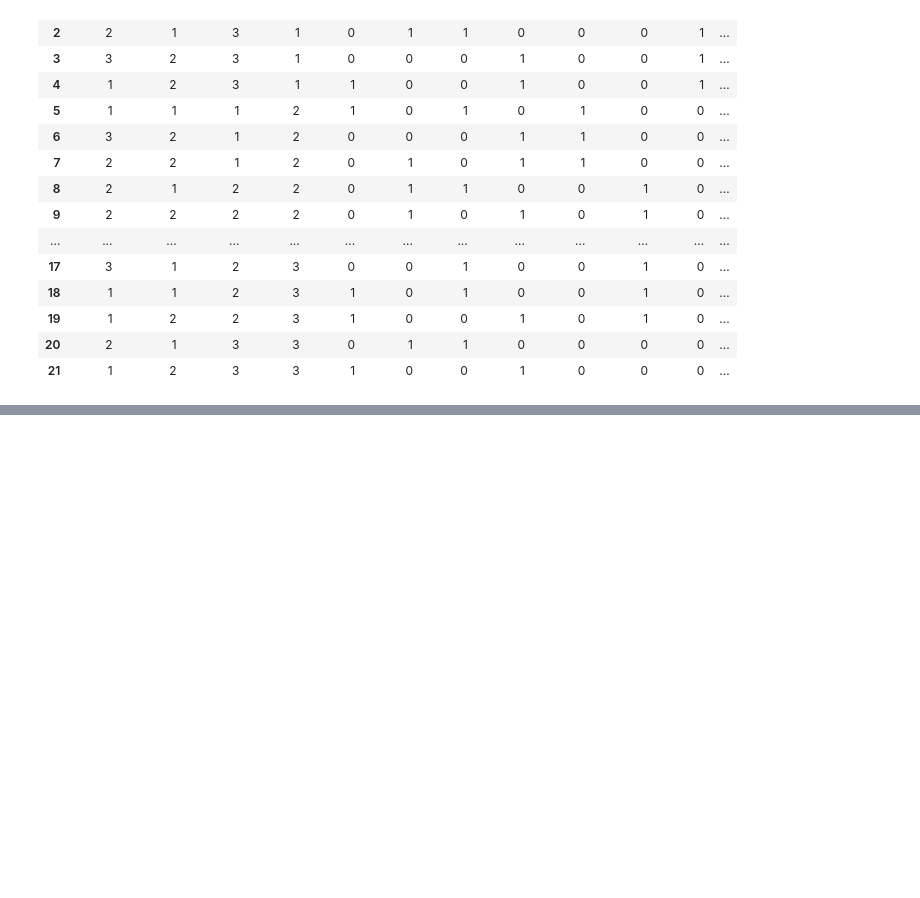
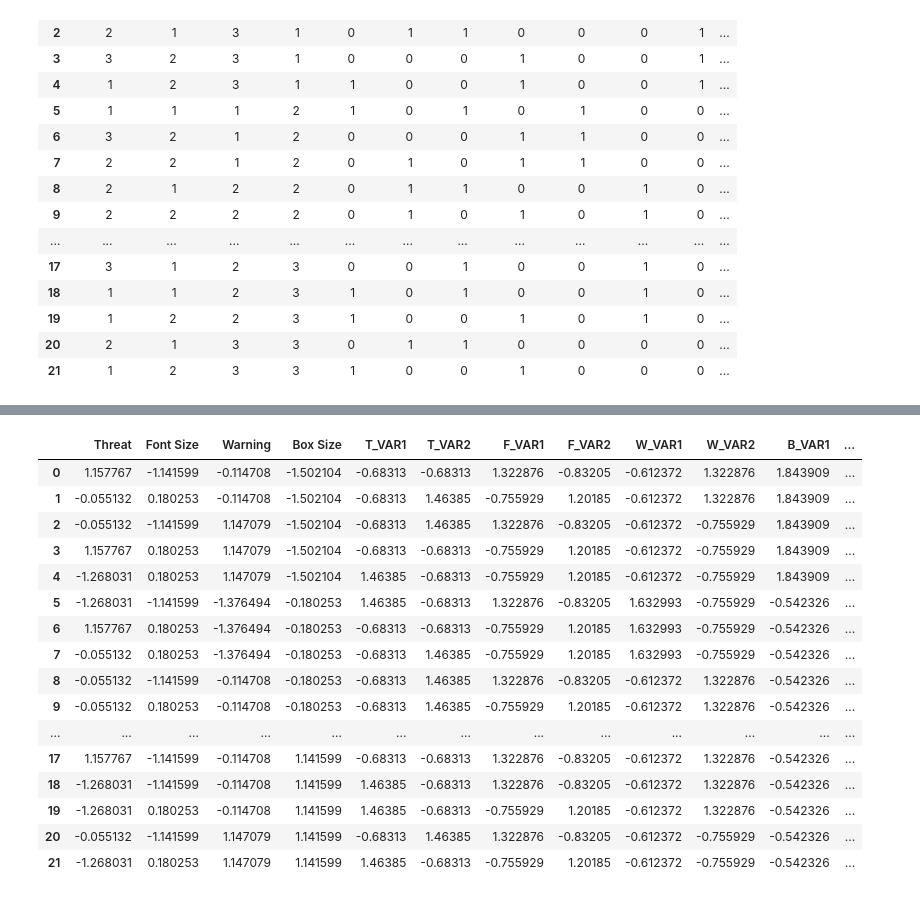
Before and after one commit to Ash-Stat/An-Si-Hyun, a Jupyter notebook: 컨조인트분석.ipynb, the cells around one changed output, grey strips where cells are left out. Drawn from its saved outputs; the diff is of its cells as text; code cells hidden in the pictures; blank space fills up the shorter version.

```diff
--- a/컨조인트분석.ipynb
+++ b/컨조인트분석.ipynb
@@ -301,0 +294,4 @@ print(corr)
+# %%
+#더 정확한 분석을위해 표준화시킨다음 상관계수를 검정해본다.
+dum=st.zscore(dum)
+dum
@@ -301,0 +316,23 @@ print(corr)
+# %%
+dum=pd.DataFrame(dum)
+dum.columns=['Threat','Font Size','Warning','Box Size','T_VAR1','T_VAR2','F_VAR1','F_VAR2','W_VAR1','W_VAR2','B_VAR1','B_VAR2','Prefer']
+dum
+#표준화시킨 데이터셋 가공
+# %% [output]
+|  | Threat | Font Size | Warning | Box Size | T_VAR1 | T_VAR2 | F_VAR1 | F_VAR2 | W_VAR1 | W_VAR2 | B_VAR1 | ... |
+| 0 | 1.157767 | -1.141599 | -0.114708 | -1.502104 | -0.68313 | -0.68313 | 1.322876 | -0.83205 | -0.612372 | 1.322876 | 1.843909 | ... |
+| 1 | -0.055132 | 0.180253 | -0.114708 | -1.502104 | -0.68313 | 1.46385 | -0.755929 | 1.20185 | -0.612372 | 1.322876 | 1.843909 | ... |
+| 2 | -0.055132 | -1.141599 | 1.147079 | -1.502104 | -0.68313 | 1.46385 | 1.322876 | -0.83205 | -0.612372 | -0.755929 | 1.843909 | ... |
+| 3 | 1.157767 | 0.180253 | 1.147079 | -1.502104 | -0.68313 | -0.68313 | -0.755929 | 1.20185 | -0.612372 | -0.755929 | 1.843909 | ... |
+| 4 | -1.268031 | 0.180253 | 1.147079 | -1.502104 | 1.46385 | -0.68313 | -0.755929 | 1.20185 | -0.612372 | -0.755929 | 1.843909 | ... |
+| 5 | -1.268031 | -1.141599 | -1.376494 | -0.180253 | 1.46385 | -0.68313 | 1.322876 | -0.83205 | 1.632993 | -0.755929 | -0.542326 | ... |
+| 6 | 1.157767 | 0.180253 | -1.376494 | -0.180253 | -0.68313 | -0.68313 | -0.755929 | 1.20185 | 1.632993 | -0.755929 | -0.542326 | ... |
+| 7 | -0.055132 | 0.180253 | -1.376494 | -0.180253 | -0.68313 | 1.46385 | -0.755929 | 1.20185 | 1.632993 | -0.755929 | -0.542326 | ... |
+| 8 | -0.055132 | -1.141599 | -0.114708 | -0.180253 | -0.68313 | 1.46385 | 1.322876 | -0.83205 | -0.612372 | 1.322876 | -0.542326 | ... |
+| 9 | -0.055132 | 0.180253 | -0.114708 | -0.180253 | -0.68313 | 1.46385 | -0.755929 | 1.20185 | -0.612372 | 1.322876 | -0.542326 | ... |
+| ... | ... | ... | ... | ... | ... | ... | ... | ... | ... | ... | ... | ... |
+| 17 | 1.157767 | -1.141599 | -0.114708 | 1.141599 | -0.68313 | -0.68313 | 1.322876 | -0.83205 | -0.612372 | 1.322876 | -0.542326 | ... |
+| 18 | -1.268031 | -1.141599 | -0.114708 | 1.141599 | 1.46385 | -0.68313 | 1.322876 | -0.83205 | -0.612372 | 1.322876 | -0.542326 | ... |
+| 19 | -1.268031 | 0.180253 | -0.114708 | 1.141599 | 1.46385 | -0.68313 | -0.755929 | 1.20185 | -0.612372 | 1.322876 | -0.542326 | ... |
+| 20 | -0.055132 | -1.141599 | 1.147079 | 1.141599 | -0.68313 | 1.46385 | 1.322876 | -0.83205 | -0.612372 | -0.755929 | -0.542326 | ... |
+| 21 | -1.268031 | 0.180253 | 1.147079 | 1.141599 | 1.46385 | -0.68313 | -0.755929 | 1.20185 | -0.612372 | -0.755929 | -0.542326 | ... |
```
Also changed, not shown: parts of 4 cells of this notebook.
